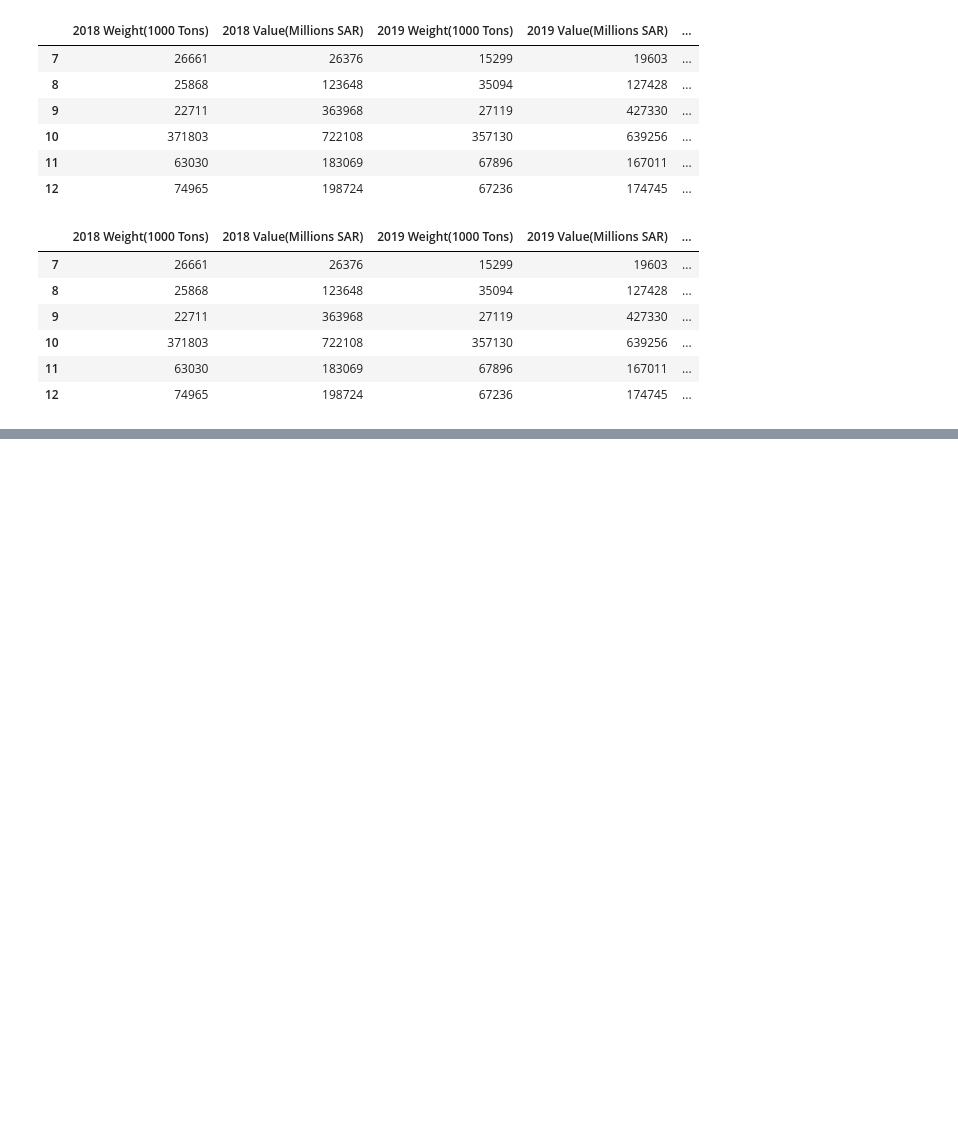
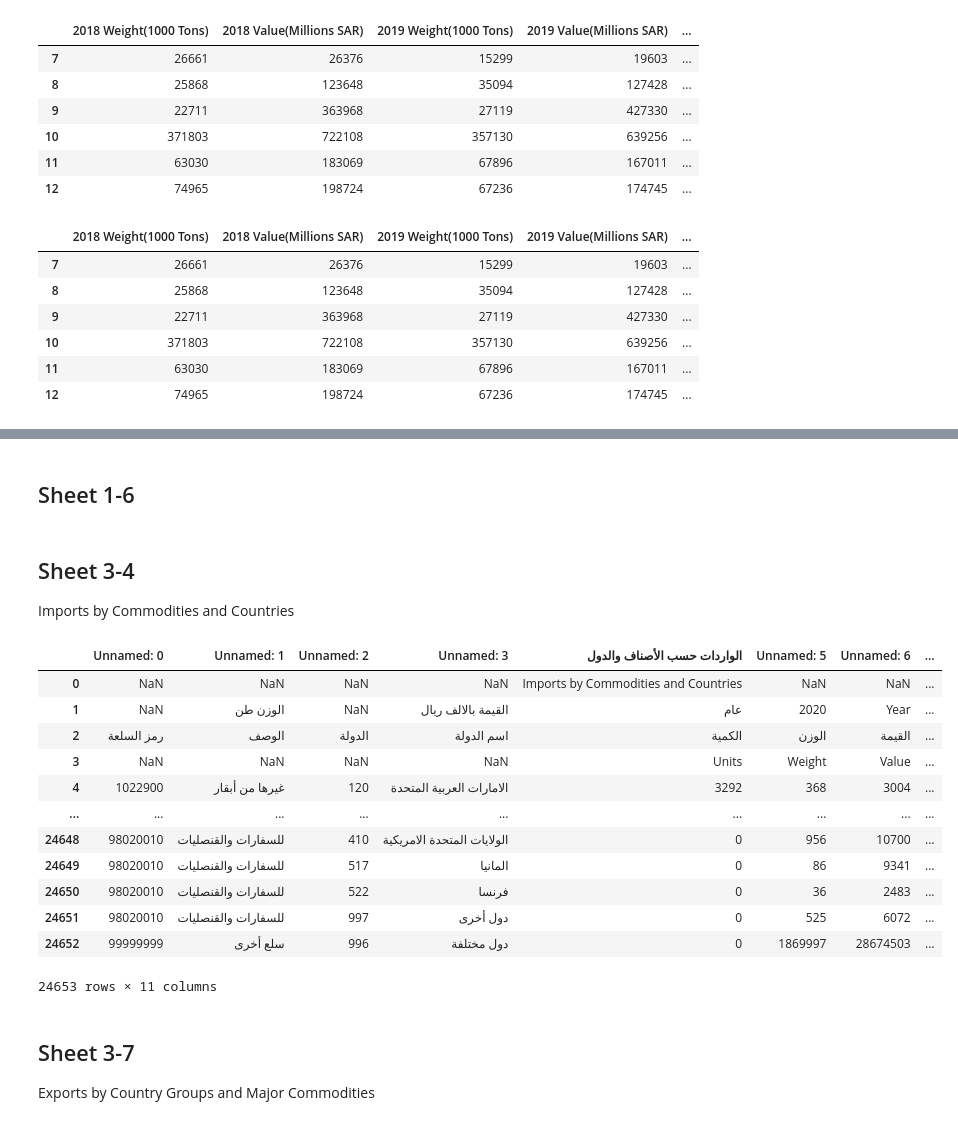
Before and after one commit to Aabusabaeen/Capstone-Project, a Jupyter notebook: CP_EDA_Cleaning.ipynb, the cells around one changed output, grey strips where cells are left out. Drawn from its saved outputs; the diff is of its cells as text; code cells hidden in the pictures; blank space fills up the shorter version.

```diff
--- a/CP_EDA_Cleaning.ipynb
+++ b/CP_EDA_Cleaning.ipynb
@@ -141,0 +161,27 @@ TD_materials
+# %% [markdown]
+## Sheet 1-6
+# %% [markdown]
+## Sheet 3-4
+Imports by Commodities and Countries
+# %%
+Imports_commodityCountry = pd.read_excel ('Data/Trading2020.xlsx', sheet_name='3-4')
+Imports_commodityCountry.to_csv("Trading20_3-4.csv", sep=",")
+# %%
+Imports_commodityCountry
+# %% [output]
+|  | Unnamed: 0 | Unnamed: 1 | Unnamed: 2 | Unnamed: 3 | الواردات حسب الأصناف والدول | Unnamed: 5 | Unnamed: 6 | ... |
+| 0 | NaN | NaN | NaN | NaN | Imports by Commodities and Countries | NaN | NaN | ... |
+| 1 | NaN | الوزن طن | NaN | القيمة بالالف ريال | عام | 2020 | Year | ... |
+| 2 | رمز السلعة | الوصف | الدولة | اسم الدولة | الكمية | الوزن | القيمة | ... |
+| 3 | NaN | NaN | NaN | NaN | Units | Weight | Value | ... |
+| 4 | 1022900 | غيرها من أبقار | 120 | الامارات العربية المتحدة | 3292 | 368 | 3004 | ... |
+| ... | ... | ... | ... | ... | ... | ... | ... | ... |
+| 24648 | 98020010 | للسفارات والقنصليات | 410 | الولايات المتحدة الامريكية | 0 | 956 | 10700 | ... |
+| 24649 | 98020010 | للسفارات والقنصليات | 517 | المانيا | 0 | 86 | 9341 | ... |
+| 24650 | 98020010 | للسفارات والقنصليات | 522 | فرنسا | 0 | 36 | 2483 | ... |
+| 24651 | 98020010 | للسفارات والقنصليات | 997 | دول أخرى | 0 | 525 | 6072 | ... |
+| 24652 | 99999999 | سلع أخرى | 996 | دول مختلفة | 0 | 1869997 | 28674503 | ... |
+24653 rows × 11 columns
+# %% [markdown]
+## Sheet 3-7
+Exports by Country Groups and Major Commodities
```
Also changed, not shown: parts of 5 cells of this notebook, 3 other files.
